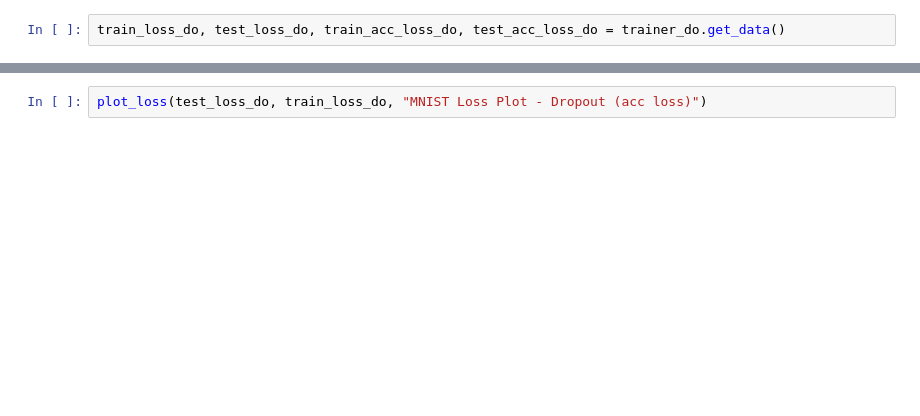
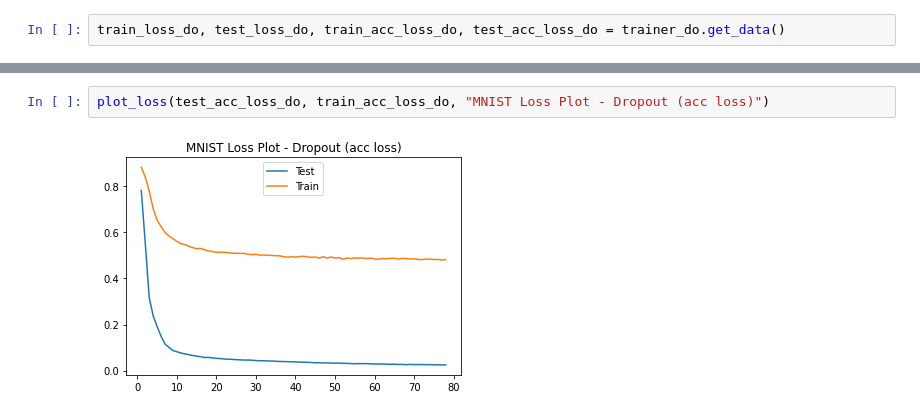
Before and after one commit to anirbanpranto/tapway-intern-assessment, a Jupyter notebook: 04_pytorch_mnist.ipynb, the cells around one changed output, grey strips where cells are left out. Saved outputs shown, nothing was run; the diff lists cells and outputs as text; blank space fills up the shorter version.

```diff
--- a/04_pytorch_mnist.ipynb
+++ b/04_pytorch_mnist.ipynb
@@ -330,2 +330,4 @@ plot_loss(test_loss_do, train_loss_do, "MNIST Loss Plot - Dropout (nll loss)")
 # %%
-plot_loss(test_loss_do, train_loss_do, "MNIST Loss Plot - Dropout (acc loss)")
+plot_loss(test_acc_loss_do, train_acc_loss_do, "MNIST Loss Plot - Dropout (acc loss)")
+# %% [output]
+[figure, added]
```
Also changed, not shown: parts of 2 cells of this notebook.
